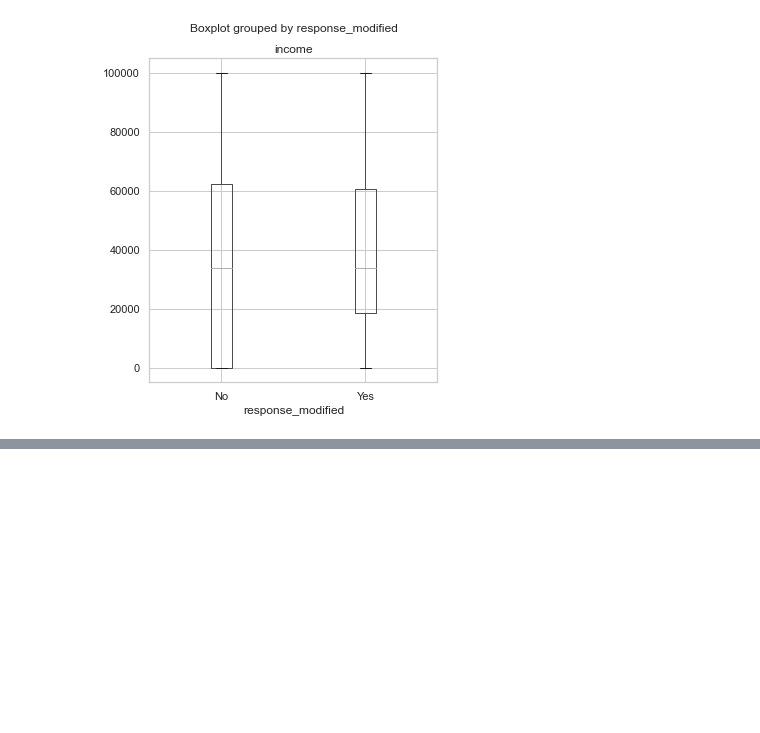
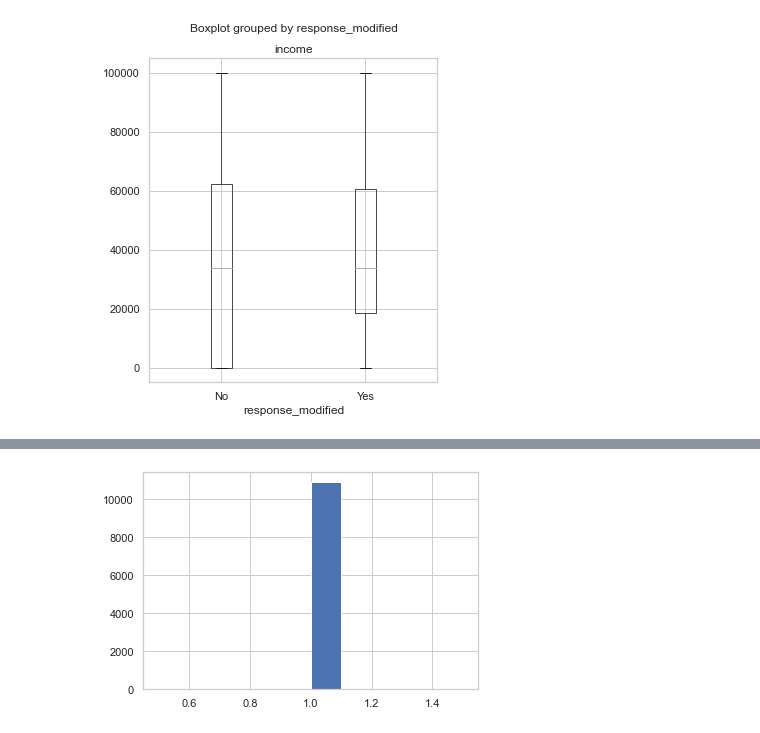
Before and after one commit to Mahnaz-Meem/lab4-customer-analysis-round-2, a Jupyter notebook: Lab4-customer-analysis-round-2.ipynb, the cells around one changed output, grey strips where cells are left out. Cells and saved outputs as stored; diff of their text form; code cells hidden in the pictures; blank space fills up the shorter version.

```diff
--- a/Lab4-customer-analysis-round-2.ipynb
+++ b/Lab4-customer-analysis-round-2.ipynb
@@ -458,0 +544,5 @@ data1.boxplot(column='income', by='response_modified', figsize=(5,6))
+# %%
+data1['quarter'].hist()
+plt.show()
+# %% [output]
+[figure, added]
```
Also changed, not shown: parts of 30 cells of this notebook.
